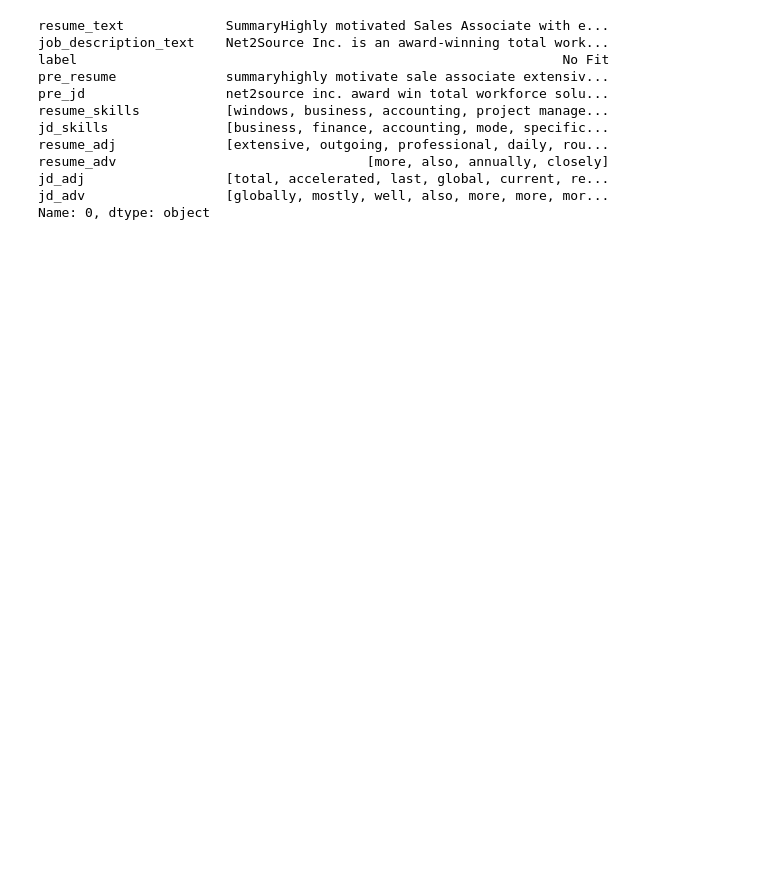
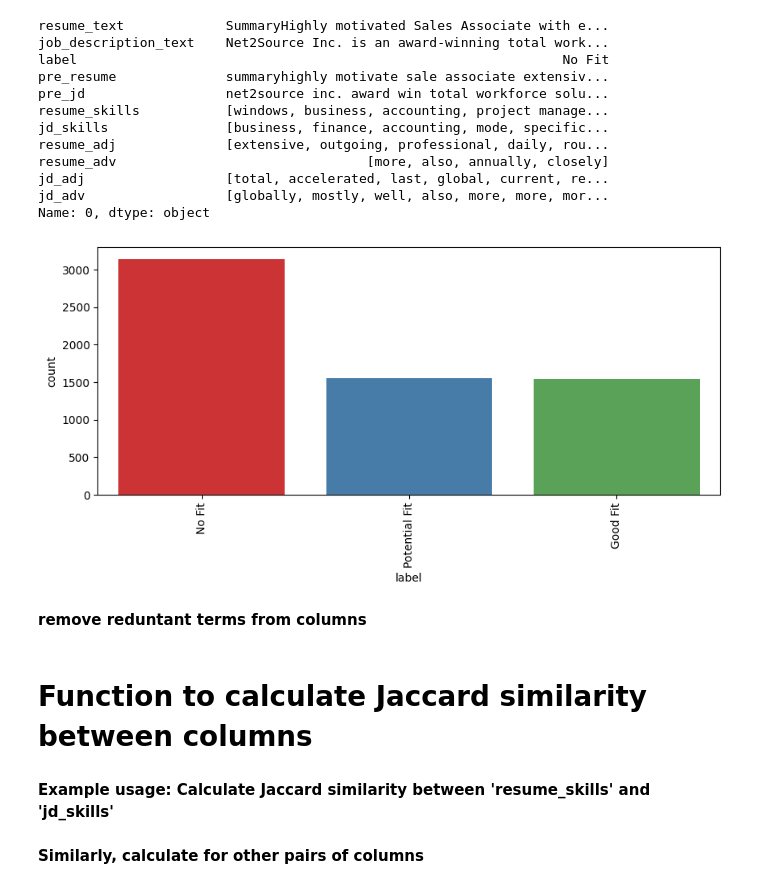
Before and after one commit to adnanbhat7/Job_AI, a Jupyter notebook: final.ipynb, the cells around one changed output. Saved outputs shown, nothing was run; the diff lists cells and outputs as text; code cells hidden in the pictures; blank space fills up the shorter version.

Commit message:
added Jaccard similarity

```diff
--- a/final.ipynb
+++ b/final.ipynb
@@ -455,3 +466,12 @@ resume_adv                                [more, also, annually, closely]
 jd_adj                  [total, accelerated, last, global, current, re...
 jd_adv                  [globally, mostly, well, also, more, more, mor...
 Name: 0, dtype: object
+# %%
+plt.figure(figsize=(10,4))
+sns.countplot(x= 'label', data=df ,hue = 'label', palette = 'Set1')
+plt.xticks(rotation=90)
+plt.show();
+# %% [output]
+[figure, added]
+# %% [markdown]
+**remove reduntant terms from columns**
@@ -457,0 +486,2 @@ Name: 0, dtype: object
+# %% [markdown]
+# Function to calculate Jaccard similarity between columns
@@ -457,0 +507,2 @@ Name: 0, dtype: object
+# %% [markdown]
+**Example usage: Calculate Jaccard similarity between 'resume_skills' and 'jd_skills'**
@@ -457,0 +511,2 @@ Name: 0, dtype: object
+# %% [markdown]
+**Similarly, calculate for other pairs of columns**
```
Also changed, not shown: parts of 12 cells of this notebook, 5 other files.
